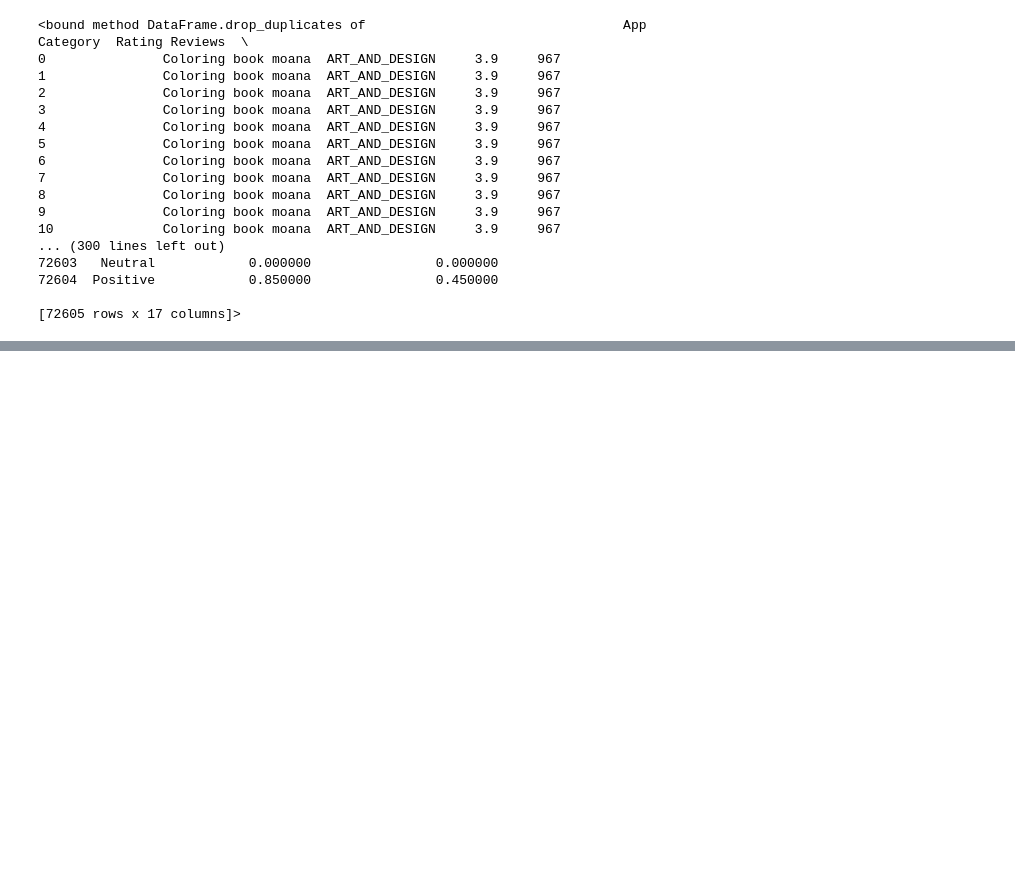
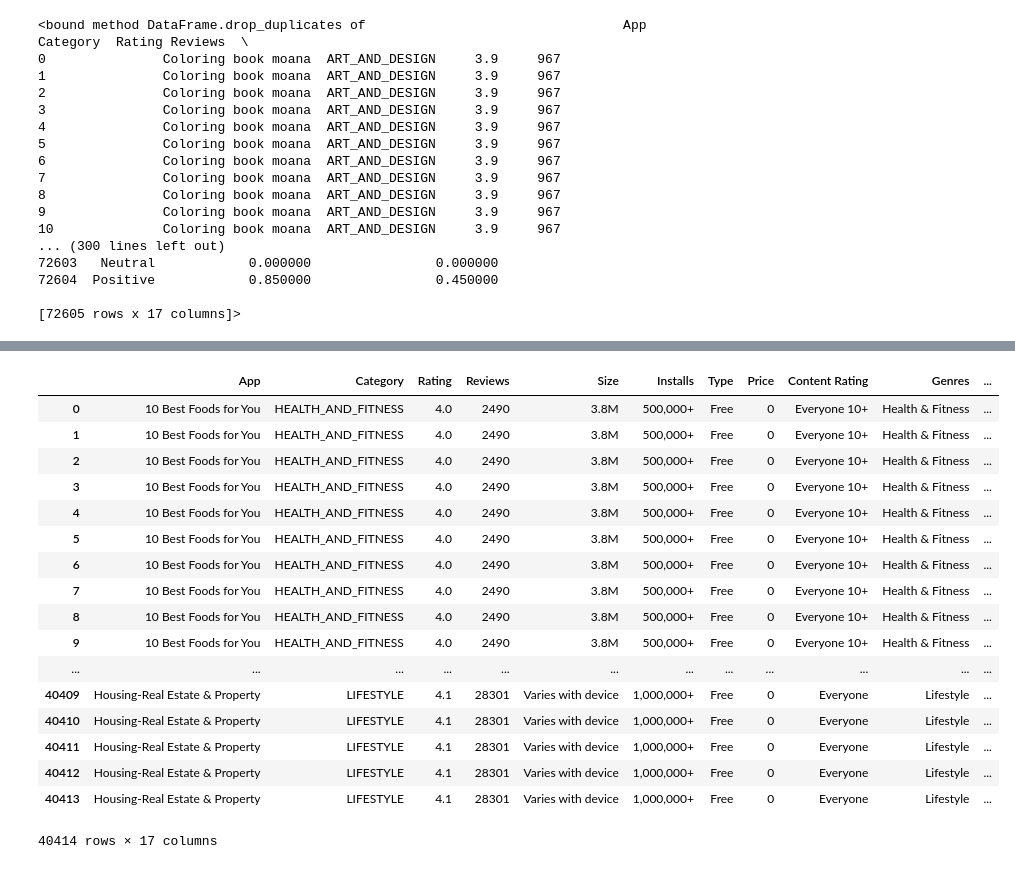
Before and after one commit to Shail-Shouryya/ETL-scripting-for-Google-play-store-apps-sentiment-analysis, a Jupyter notebook: google-play-store-apps/dataWrangling.ipynb, the cells around one changed output, grey strips where cells are left out. Saved outputs shown, nothing was run; the diff lists cells and outputs as text; code cells hidden in the pictures; blank space fills up the shorter version.

```diff
--- a/google-play-store-apps/dataWrangling.ipynb
+++ b/google-play-store-apps/dataWrangling.ipynb
@@ -112,0 +277,3 @@ merged_df.to_csv('merged_df.csv')
+# %%
+reviews = pd.read_csv('googleplaystore_user_reviews.csv')
+reviews
@@ -112,0 +299,3 @@ merged_df.to_csv('merged_df.csv')
+# %%
+reviews_droppedDuplicates = reviews.drop_duplicates(keep='first')
+reviews_droppedDuplicates
@@ -112,0 +321,3 @@ merged_df.to_csv('merged_df.csv')
+# %%
+reviews_dropped_duplicates_and_NaN = reviews_droppedDuplicates.dropna()
+reviews_dropped_duplicates_and_NaN
@@ -112,0 +343,22 @@ merged_df.to_csv('merged_df.csv')
+# %%
+merged_df2 = pd.merge(apps_unique, reviews_dropped_duplicates_and_NaN, how='inner', on='App')
+merged_df2
+# %% [output]
+|  | App | Category | Rating | Reviews | Size | Installs | Type | Price | Content Rating | Genres | ... |
+| 0 | 10 Best Foods for You | HEALTH_AND_FITNESS | 4.0 | 2490 | 3.8M | 500,000+ | Free | 0 | Everyone 10+ | Health & Fitness | ... |
+| 1 | 10 Best Foods for You | HEALTH_AND_FITNESS | 4.0 | 2490 | 3.8M | 500,000+ | Free | 0 | Everyone 10+ | Health & Fitness | ... |
+| 2 | 10 Best Foods for You | HEALTH_AND_FITNESS | 4.0 | 2490 | 3.8M | 500,000+ | Free | 0 | Everyone 10+ | Health & Fitness | ... |
+| 3 | 10 Best Foods for You | HEALTH_AND_FITNESS | 4.0 | 2490 | 3.8M | 500,000+ | Free | 0 | Everyone 10+ | Health & Fitness | ... |
+| 4 | 10 Best Foods for You | HEALTH_AND_FITNESS | 4.0 | 2490 | 3.8M | 500,000+ | Free | 0 | Everyone 10+ | Health & Fitness | ... |
+| 5 | 10 Best Foods for You | HEALTH_AND_FITNESS | 4.0 | 2490 | 3.8M | 500,000+ | Free | 0 | Everyone 10+ | Health & Fitness | ... |
+| 6 | 10 Best Foods for You | HEALTH_AND_FITNESS | 4.0 | 2490 | 3.8M | 500,000+ | Free | 0 | Everyone 10+ | Health & Fitness | ... |
+| 7 | 10 Best Foods for You | HEALTH_AND_FITNESS | 4.0 | 2490 | 3.8M | 500,000+ | Free | 0 | Everyone 10+ | Health & Fitness | ... |
+| 8 | 10 Best Foods for You | HEALTH_AND_FITNESS | 4.0 | 2490 | 3.8M | 500,000+ | Free | 0 | Everyone 10+ | Health & Fitness | ... |
+| 9 | 10 Best Foods for You | HEALTH_AND_FITNESS | 4.0 | 2490 | 3.8M | 500,000+ | Free | 0 | Everyone 10+ | Health & Fitness | ... |
+| ... | ... | ... | ... | ... | ... | ... | ... | ... | ... | ... | ... |
+| 40409 | Housing-Real Estate & Property | LIFESTYLE | 4.1 | 28301 | Varies with device | 1,000,000+ | Free | 0 | Everyone | Lifestyle | ... |
+| 40410 | Housing-Real Estate & Property | LIFESTYLE | 4.1 | 28301 | Varies with device | 1,000,000+ | Free | 0 | Everyone | Lifestyle | ... |
+| 40411 | Housing-Real Estate & Property | LIFESTYLE | 4.1 | 28301 | Varies with device | 1,000,000+ | Free | 0 | Everyone | Lifestyle | ... |
+| 40412 | Housing-Real Estate & Property | LIFESTYLE | 4.1 | 28301 | Varies with device | 1,000,000+ | Free | 0 | Everyone | Lifestyle | ... |
+| 40413 | Housing-Real Estate & Property | LIFESTYLE | 4.1 | 28301 | Varies with device | 1,000,000+ | Free | 0 | Everyone | Lifestyle | ... |
+40414 rows × 17 columns
```
Also changed, not shown: parts of 12 cells of this notebook, 57 other files.
